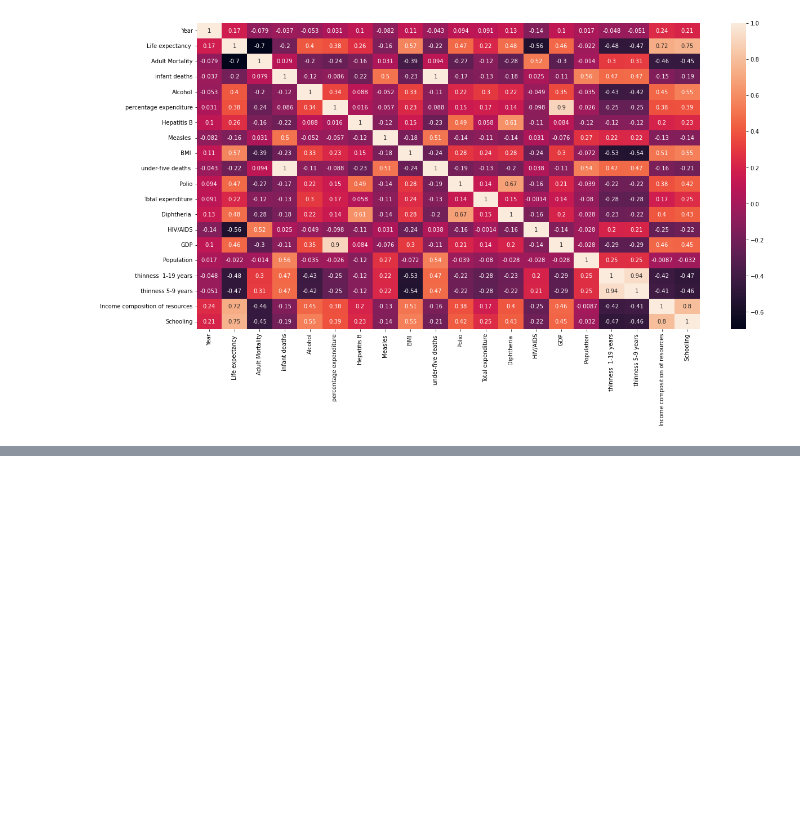
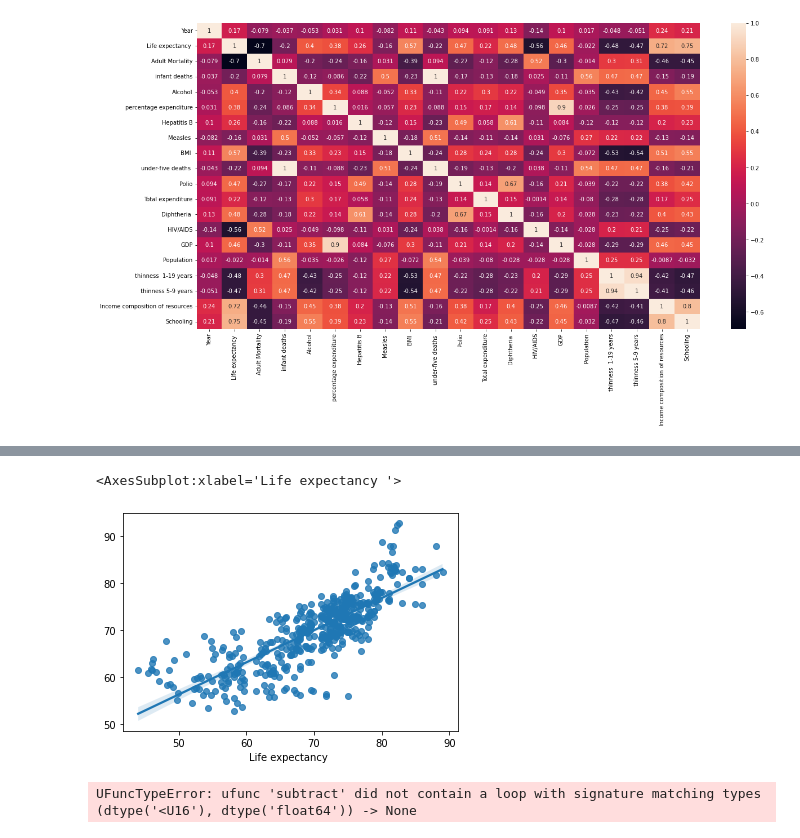
Before and after one commit to parshvjn/lifeExpectancyProject, a Jupyter notebook: Life Expectancy.ipynb, the cells around one changed output, grey strips where cells are left out. Drawn from its saved outputs; the diff is of its cells as text; code cells hidden in the pictures; blank space fills up the shorter version.

```diff
--- a/Life Expectancy.ipynb
+++ b/Life Expectancy.ipynb
@@ -205,0 +368,5 @@ sns.heatmap(data.corr(), annot=True)
+# %%
+sns.regplot(y_test, yPred)
+# %% [output]
+<AxesSubplot:xlabel='Life expectancy '>
+[figure, added]
@@ -205,0 +376,7 @@ sns.heatmap(data.corr(), annot=True)
+# %%
+diffs = []
+predictedtest, target_test = list(yPred), list(y_test)
+for index, value in enumerate(predictedtest):
+    diffs.append(value-target_test[index])
+# %% [output]
+UFuncTypeError: ufunc 'subtract' did not contain a loop with signature matching types (dtype('<U16'), dtype('float64')) -> None
```
Also changed, not shown: parts of 29 cells of this notebook.
